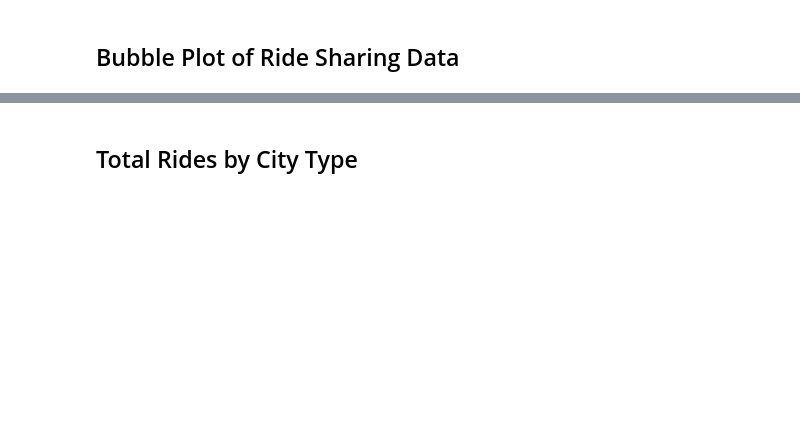
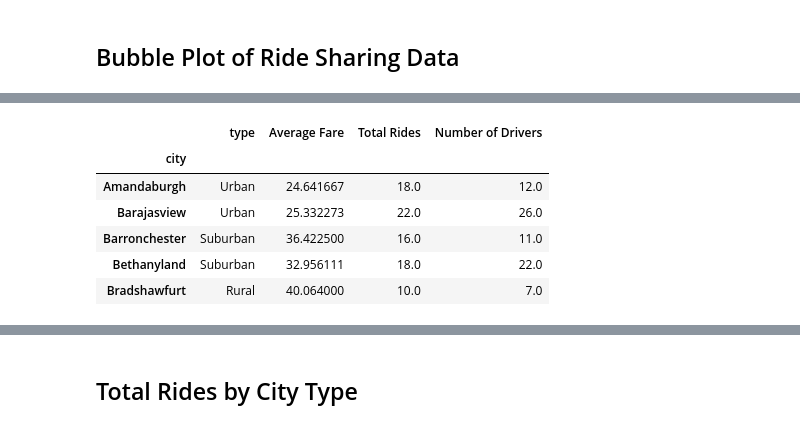
Before and after one commit to warnerm06/Pyber, a Jupyter notebook: pyber_solved_MEW.ipynb, the cells around one changed output, grey strips where cells are left out. Cells and saved outputs as stored; diff of their text form; code cells hidden in the pictures; blank space fills up the shorter version.

```diff
--- a/pyber_solved_MEW.ipynb
+++ b/pyber_solved_MEW.ipynb
@@ -41,28 +35,2 @@ combo_df.head()
 # %% [markdown]
 ## Bubble Plot of Ride Sharing Data
-# %%
-#aggregate rides and average of fares
-combo_grouped_df =combo_df.groupby(['city', 'type'])
-
-avg_fare =combo_grouped_df['fare'].mean()
-total_rides =combo_grouped_df['ride_id'].count()
-city_type = combo_grouped_df['type']
-
-summary = pd.DataFrame({"Average Fare": avg_fare,
-                        "Number of Rides": total_rides}) # how to get type in this dict?????
-summary.head()
-# Obtain the x and y coordinates for each of the three city types
-x_axis = summary['Number of Rides']
-y_axis = summary['Average Fare']
-
-# Build the scatter plots for each city types
-# plt.scatter(x_axis, y_axis, marker="o", facecolors="red", edgecolors="black",
-#             s=y_axis, alpha=0.75)
-# Incorporate the other graph properties
-
-# Create a legend
-
-# Incorporate a text label regarding circle size
-
-# Save Figure
-summary.head()
@@ -92,0 +37,21 @@ plt.show()
+# %%
+#aggregate rides and average of fares
+combo_grouped_df = combo_df.groupby(['city','type'])
+
+def summary(x):
+    fields ={'Average Fare':x['fare'].mean(),
+            'Total Rides': x['ride_id'].count(),
+            'Number of Drivers': x['driver_count'].mean()}
+
+    return pd.Series(fields)
+
+summary_df =combo_grouped_df.apply(summary).reset_index(level='type')
+summary_df.head()
+# %% [output]
+|  | type | Average Fare | Total Rides | Number of Drivers |
+| city |  |  |  |  |
+| Amandaburgh | Urban | 24.641667 | 18.0 | 12.0 |
+| Barajasview | Urban | 25.332273 | 22.0 | 26.0 |
+| Barronchester | Suburban | 36.422500 | 16.0 | 11.0 |
+| Bethanyland | Suburban | 32.956111 | 18.0 | 22.0 |
+| Bradshawfurt | Rural | 40.064000 | 10.0 | 7.0 |
```
Also changed, not shown: parts of 18 cells of this notebook, 6 other files.
